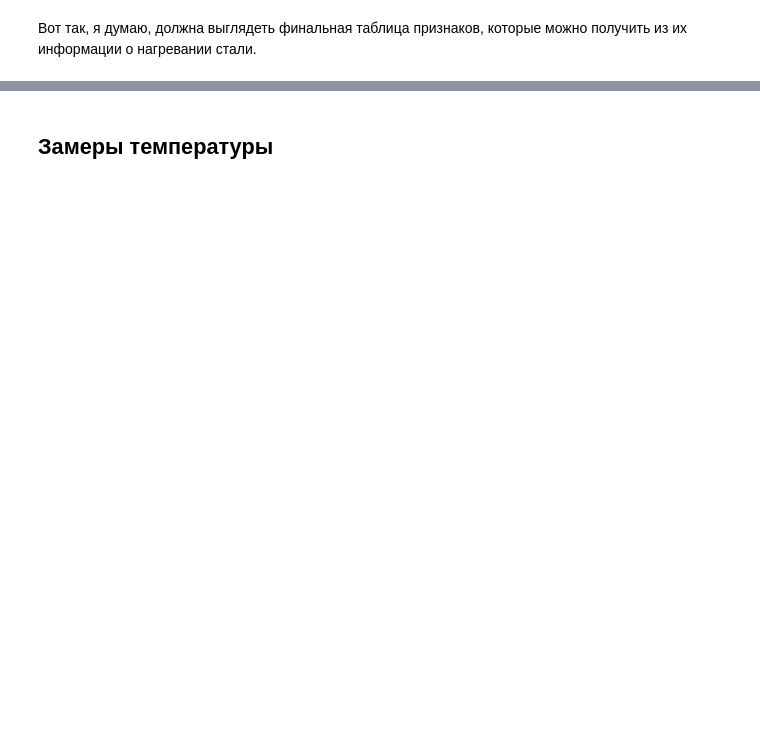
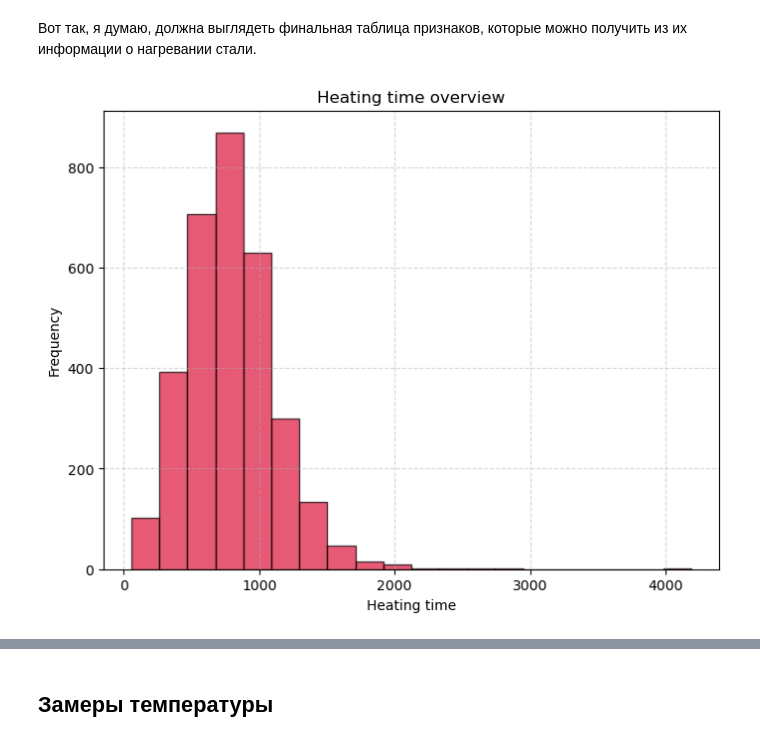
Before and after one commit to AndreiChernovJr/arc_temperature_prediction_model, a Jupyter notebook: arc_model_eng_naked.ipynb, the cells around one changed output, grey strips where cells are left out. Cells and saved outputs as stored; diff of their text form; code cells hidden in the pictures; blank space fills up the shorter version.

```diff
--- a/arc_model_eng_naked.ipynb
+++ b/arc_model_eng_naked.ipynb
@@ -210,8 +393,8 @@ print(merged_df['Активная мощность'].corr(merged_df['Газ 1'])
 # %%
 arc2 = arc.copy()
 # %%
-arc2['Начало нагрева дугой'] = pd.to_datetime(arc2['Начало нагрева дугой'])
+arc2['heat_start'] = pd.to_datetime(arc2['heat_start'])
 # %%
-arc2['Конец нагрева дугой'] = pd.to_datetime(arc2['Конец нагрева дугой'])
+arc2['heat_end'] = pd.to_datetime(arc2['heat_end'])
 # %%
 arc2.info()
@@ -218,5 +414,5 @@ arc2.info()
 # %%
-arc2['time_heated'] = arc2['Конец нагрева дугой']-arc2['Начало нагрева дугой']
+arc2['time_heated'] = arc2['heat_end']-arc2['heat_start']
 # %%
 arc2['time_heated_sec'] = arc2['time_heated'].dt.total_seconds()
 # %%
@@ -226,4 +442,4 @@ print(arc2['Активная мощность'].corr(arc2['time_heated_sec']))
 # %%
-arc2['total_power'] = (arc2['Активная мощность']**2 + arc2['Реактивная мощность']**2)**0.5
+arc2['total_power'] = (arc2['active_power']**2 + arc2['reactive_power']**2)**0.5
 # %%
 print(arc2['total_power'].corr(arc2['time_heated_sec']))
@@ -262,11 +491,13 @@ print(arc_grouped)
 # %%
 plt.figure(figsize=(8, 6))
 plt.hist(arc_grouped['time_heated_sec'], bins=20, color='crimson', edgecolor='black', alpha=0.7)
 
-plt.xlabel('Время')
-plt.ylabel('Частота')
-plt.title('Обзор Времени нагрева на одну партию')
+plt.xlabel('Heating time')
+plt.ylabel('Frequency')
+plt.title('Heating time overview')
 plt.grid(True, linestyle='--', alpha=0.5)
 plt.show()
+# %% [output]
+[figure, added]
 # %%
 arc_grouped['time_heated_sec'].describe()
```
Also changed, not shown: parts of 130 cells of this notebook.
